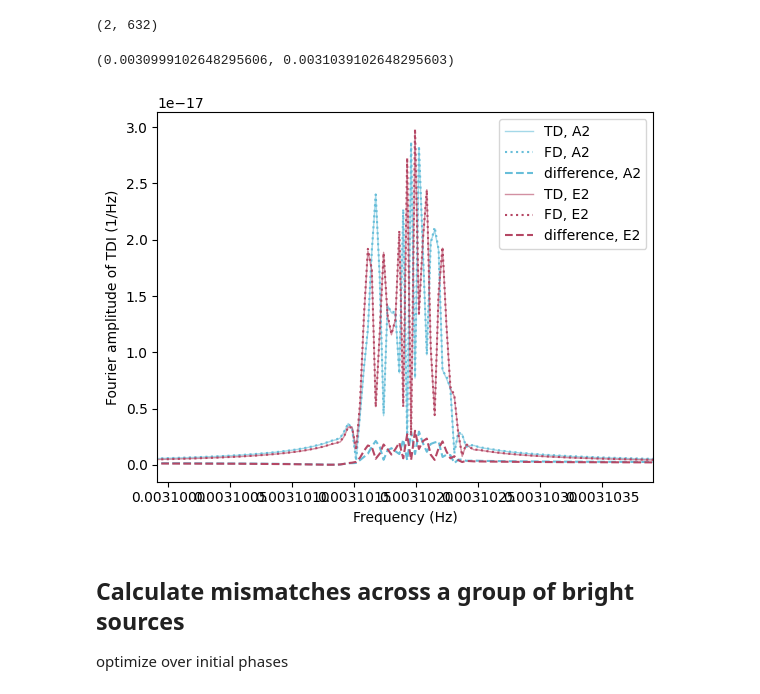
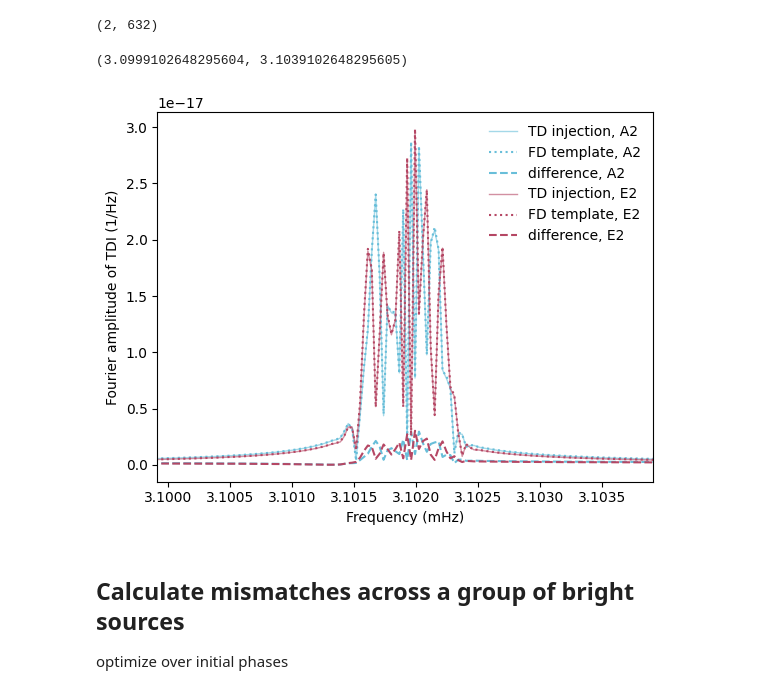
Before and after one commit to TriangleDataCenter/Triangle-GB, a Jupyter notebook: Examples/0_Compare_TD_FD_Waveforms.ipynb, the cells around one changed output. Saved outputs shown, nothing was run; the diff lists cells and outputs as text; code cells hidden in the pictures.

```diff
--- a/Examples/0_Compare_TD_FD_Waveforms.ipynb
+++ b/Examples/0_Compare_TD_FD_Waveforms.ipynb
@@ -163,16 +163,17 @@ test_fd_waveform.shape
 (2, 632)
 # %%
 for ich, nch, colch in zip([0, 1], ["A2", "E2"], [BLUE, RED]):
-    plt.plot(test_frequency, np.abs(test_fd_waveform_from_td[ich]), label="TD, "+nch, color=colch, linewidth=1, alpha=0.6)
-    plt.plot(test_frequency, np.abs(test_fd_waveform[ich]), linestyle=":", label="FD, "+nch, color=colch)
-    plt.plot(test_frequency, np.abs(test_fd_waveform_from_td[ich] - test_fd_waveform[ich]), label="difference, "+nch, color=colch, linestyle="--")
-plt.legend(loc="upper right")
-plt.xlabel("Frequency (Hz)")
+    plt.plot(test_frequency * 1e3, np.abs(test_fd_waveform_from_td[ich]), label="TD injection, "+nch, color=colch, linewidth=1, alpha=0.6)
+    plt.plot(test_frequency * 1e3, np.abs(test_fd_waveform[ich]), linestyle=":", label="FD template, "+nch, color=colch)
+    plt.plot(test_frequency * 1e3, np.abs(test_fd_waveform_from_td[ich] - test_fd_waveform[ich]), label="difference, "+nch, color=colch, linestyle="--")
+plt.legend(loc="upper right", frameon=False)
+plt.xlabel("Frequency (mHz)")
 plt.ylabel("Fourier amplitude of TDI (1/Hz)")
-plt.xlim(test_params["f0"] - 2e-6, test_params["f0"] + 2e-6)
+plt.xlim((test_params["f0"] - 2e-6)*1e3, (test_params["f0"] + 2e-6)*1e3)
+# plt.savefig("../Figures/TD_vs_FD.jpg", dpi=300)
 # %% [output]
-(0.0030999102648295606, 0.0031039102648295603)
+(3.0999102648295604, 3.1039102648295605)
-[figure, old version]
+[figure, new version]
 # %% [markdown]
 ## Calculate mismatches across a group of bright sources
 optimize over initial phases
```
Also changed, not shown: parts of 4 cells of this notebook, 3 other files.
